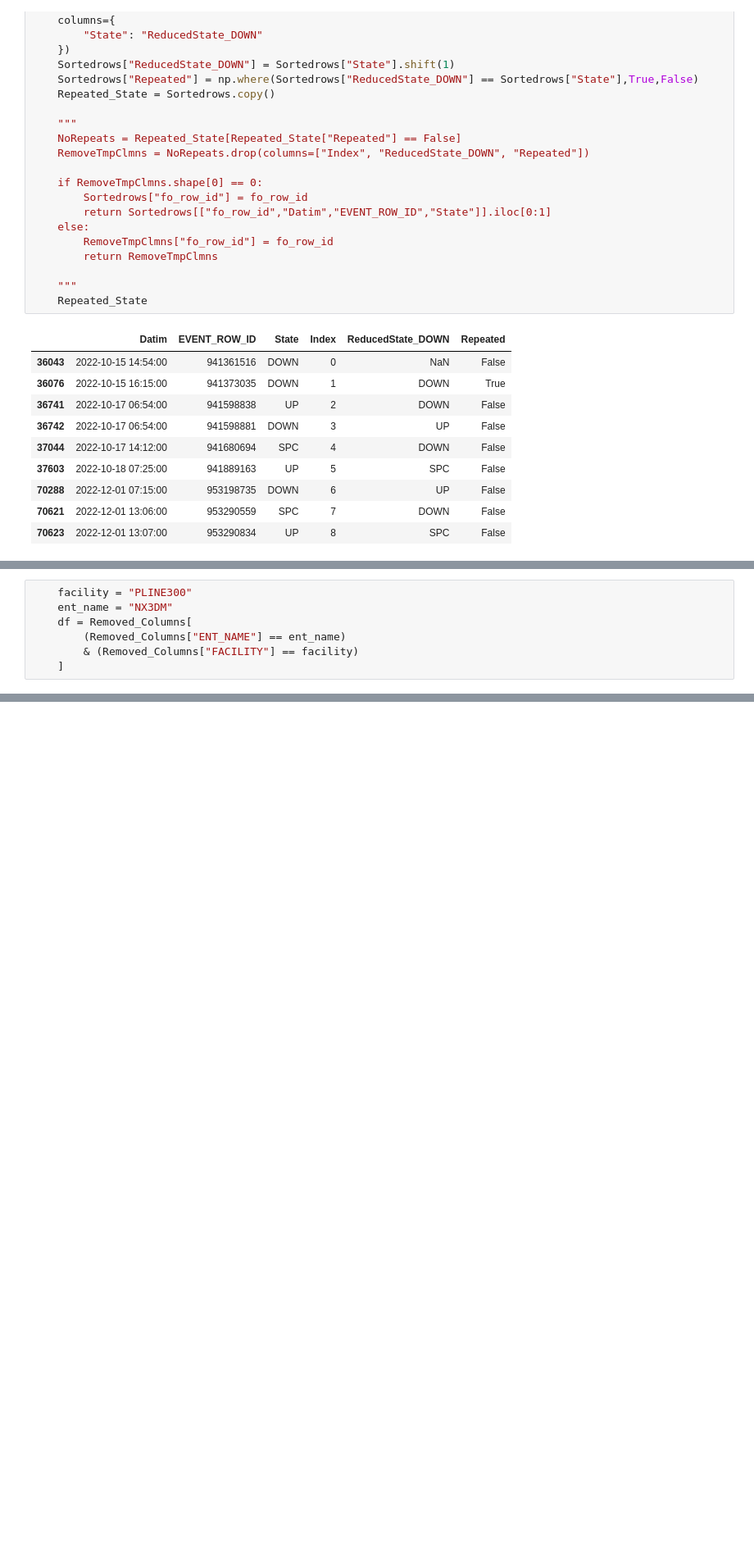
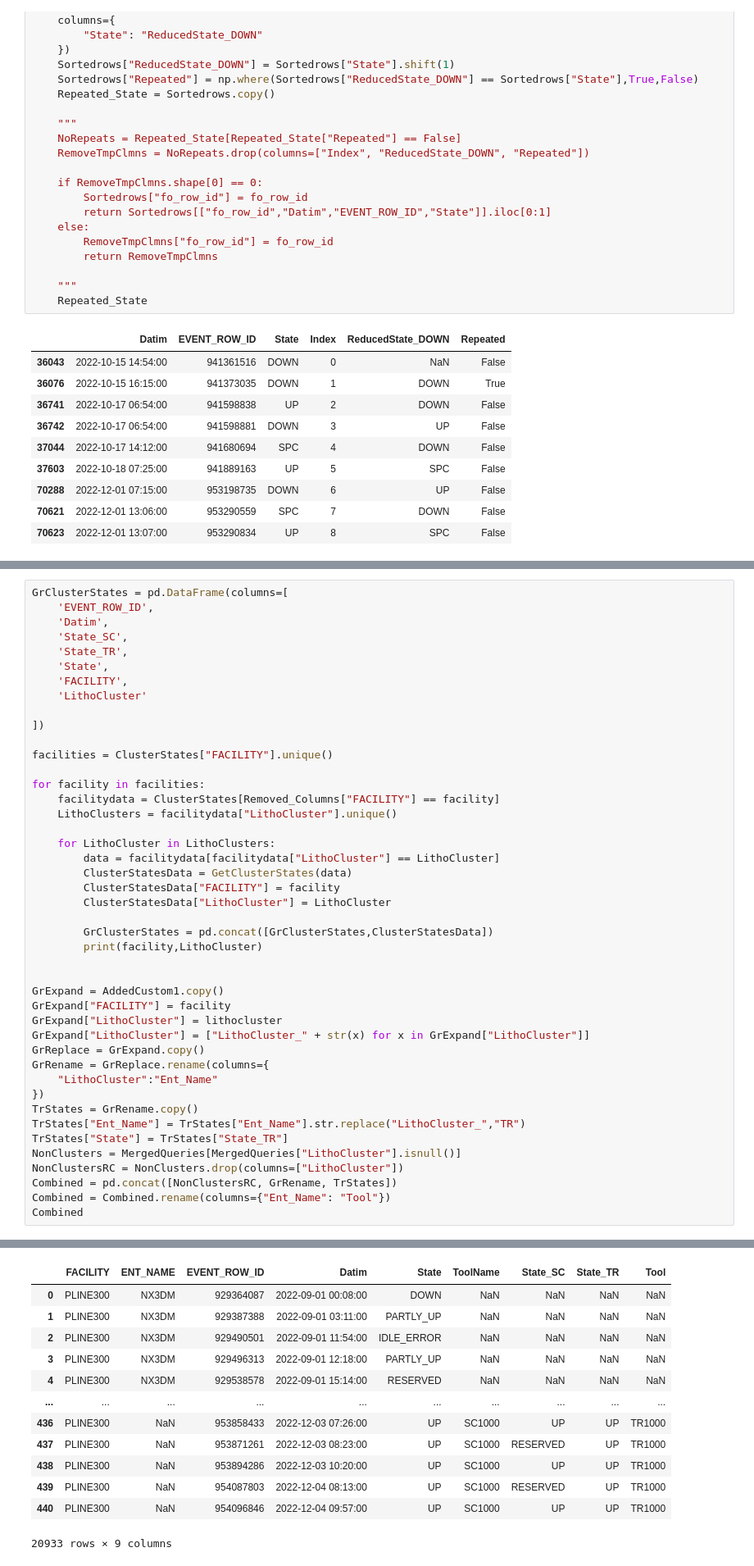
Before and after one commit to fr4nc1sj0hn/PMOPS, a Jupyter notebook: Clean Copy.ipynb, the cells around one changed output, grey strips where cells are left out. Shown: that part at 82% size. Drawn from its saved outputs; the diff is of its cells as text; blank space fills up the shorter version.

Commit message:
17. Tools_states_material_suppliers

```diff
--- a/Clean Copy.ipynb
+++ b/Clean Copy.ipynb
@@ -1302,7 +1224,0 @@ GroupedRows
-# %%
-    facility = "PLINE300"
-    ent_name = "NX3DM"
-    df = Removed_Columns[
-        (Removed_Columns["ENT_NAME"] == ent_name)
-        & (Removed_Columns["FACILITY"] == facility)
-    ]
@@ -1317,0 +1451,45 @@ dtype: object
+# %%
+GrClusterStates = pd.DataFrame(columns=[
+    'EVENT_ROW_ID',
+    'Datim',
+    'State_SC',
+    'State_TR',
+    'State',
+    'FACILITY',
+    'LithoCluster'
+
+])
+
+facilities = ClusterStates["FACILITY"].unique()
+
+for facility in facilities:
+    facilitydata = ClusterStates[Removed_Columns["FACILITY"] == facility]
+    LithoClusters = facilitydata["LithoCluster"].unique()
+
+    for LithoCluster in LithoClusters:
+        data = facilitydata[facilitydata["LithoCluster"] == LithoCluster]
+        ClusterStatesData = GetClusterStates(data)
+        ClusterStatesData["FACILITY"] = facility
+        ClusterStatesData["LithoCluster"] = LithoCluster
+
+        GrClusterStates = pd.concat([GrClusterStates,ClusterStatesData])
+        print(facility,LithoCluster)
+
+
+GrExpand = AddedCustom1.copy()
+GrExpand["FACILITY"] = facility
+GrExpand["LithoCluster"] = lithocluster
+GrExpand["LithoCluster"] = ["LithoCluster_" + str(x) for x in GrExpand["LithoCluster"]]
+GrReplace = GrExpand.copy()
+GrRename = GrReplace.rename(columns={
+    "LithoCluster":"Ent_Name"
+})
+TrStates = GrRename.copy()
+TrStates["Ent_Name"] = TrStates["Ent_Name"].str.replace("LithoCluster_","TR")
+TrStates["State"] = TrStates["State_TR"]
+NonClusters = MergedQueries[MergedQueries["LithoCluster"].isnull()]
+NonClustersRC = NonClusters.drop(columns=["LithoCluster"])
+Combined = pd.concat([NonClustersRC, GrRename, TrStates])
+Combined = Combined.rename(columns={"Ent_Name": "Tool"})
+Combined
+# %% [output]
@@ -1317,0 +1500,13 @@ dtype: object
+|  | FACILITY | ENT_NAME | EVENT_ROW_ID | Datim | State | ToolName | State_SC | State_TR | Tool |
+| 0 | PLINE300 | NX3DM | 929364087 | 2022-09-01 00:08:00 | DOWN | NaN | NaN | NaN | NaN |
+| 1 | PLINE300 | NX3DM | 929387388 | 2022-09-01 03:11:00 | PARTLY_UP | NaN | NaN | NaN | NaN |
+| 2 | PLINE300 | NX3DM | 929490501 | 2022-09-01 11:54:00 | IDLE_ERROR | NaN | NaN | NaN | NaN |
+| 3 | PLINE300 | NX3DM | 929496313 | 2022-09-01 12:18:00 | PARTLY_UP | NaN | NaN | NaN | NaN |
+| 4 | PLINE300 | NX3DM | 929538578 | 2022-09-01 15:14:00 | RESERVED | NaN | NaN | NaN | NaN |
+| ... | ... | ... | ... | ... | ... | ... | ... | ... | ... |
+| 436 | PLINE300 | NaN | 953858433 | 2022-12-03 07:26:00 | UP | SC1000 | UP | UP | TR1000 |
+| 437 | PLINE300 | NaN | 953871261 | 2022-12-03 08:23:00 | UP | SC1000 | RESERVED | UP | TR1000 |
+| 438 | PLINE300 | NaN | 953894286 | 2022-12-03 10:20:00 | UP | SC1000 | UP | UP | TR1000 |
+| 439 | PLINE300 | NaN | 954087803 | 2022-12-04 08:13:00 | UP | SC1000 | RESERVED | UP | TR1000 |
+| 440 | PLINE300 | NaN | 954096846 | 2022-12-04 09:57:00 | UP | SC1000 | UP | UP | TR1000 |
+20933 rows × 9 columns
```
Also changed, not shown: parts of 16 cells of this notebook, 4 other files.
